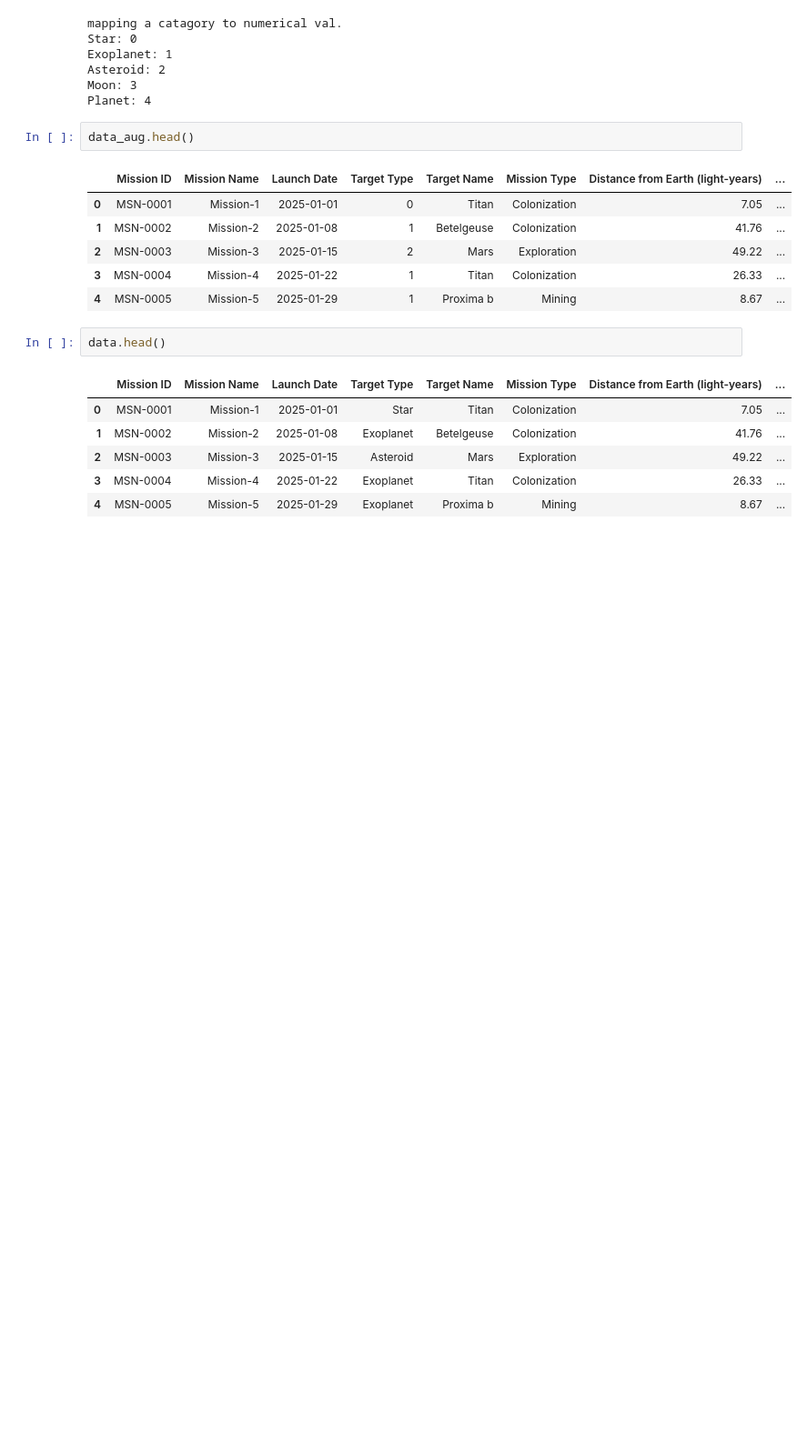
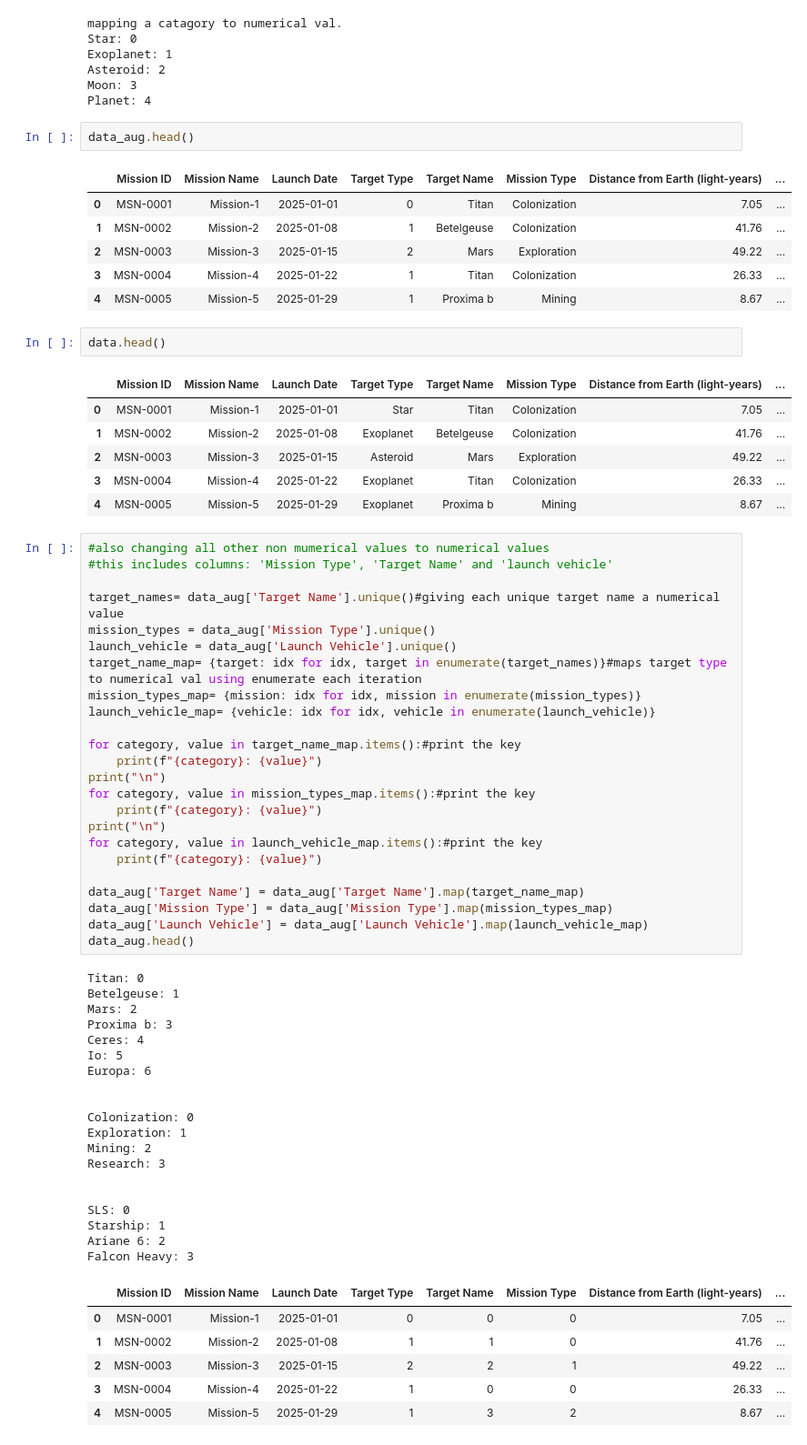
Before and after one commit to up2107120/up2107120-ACT-CW2-repo, a Jupyter notebook: ACT_CW_space-missions.ipynb, the cells around one changed output. Shown at 91% size. Cells and saved outputs as stored; diff of their text form; blank space fills up the shorter version.

```diff
--- a/ACT_CW_space-missions.ipynb
+++ b/ACT_CW_space-missions.ipynb
@@ -69,3 +69,53 @@ data.head()
 | 2 | MSN-0003 | Mission-3 | 2025-01-15 | Asteroid | Mars | Exploration | 49.22 | ... |
 | 3 | MSN-0004 | Mission-4 | 2025-01-22 | Exoplanet | Titan | Colonization | 26.33 | ... |
 | 4 | MSN-0005 | Mission-5 | 2025-01-29 | Exoplanet | Proxima b | Mining | 8.67 | ... |
+# %%
+#also changing all other non mumerical values to numerical values
+#this includes columns: 'Mission Type', 'Target Name' and 'launch vehicle'
+
+target_names= data_aug['Target Name'].unique()#giving each unique target name a numerical value
+mission_types = data_aug['Mission Type'].unique()
+launch_vehicle = data_aug['Launch Vehicle'].unique()
+target_name_map= {target: idx for idx, target in enumerate(target_names)}#maps target type to numerical val using enumerate each iteration
+mission_types_map= {mission: idx for idx, mission in enumerate(mission_types)}
+launch_vehicle_map= {vehicle: idx for idx, vehicle in enumerate(launch_vehicle)}
+
+for category, value in target_name_map.items():#print the key
+    print(f"{category}: {value}")
+print("\n")
+for category, value in mission_types_map.items():#print the key
+    print(f"{category}: {value}")
+print("\n")
+for category, value in launch_vehicle_map.items():#print the key
+    print(f"{category}: {value}")
+
+data_aug['Target Name'] = data_aug['Target Name'].map(target_name_map)
+data_aug['Mission Type'] = data_aug['Mission Type'].map(mission_types_map)
+data_aug['Launch Vehicle'] = data_aug['Launch Vehicle'].map(launch_vehicle_map)
+data_aug.head()
+# %% [output]
+Titan: 0
+Betelgeuse: 1
+Mars: 2
+Proxima b: 3
+Ceres: 4
+Io: 5
+Europa: 6
+
+
+Colonization: 0
+Exploration: 1
+Mining: 2
+Research: 3
+
+
+SLS: 0
+Starship: 1
+Ariane 6: 2
+Falcon Heavy: 3
+|  | Mission ID | Mission Name | Launch Date | Target Type | Target Name | Mission Type | Distance from Earth (light-years) | ... |
+| 0 | MSN-0001 | Mission-1 | 2025-01-01 | 0 | 0 | 0 | 7.05 | ... |
+| 1 | MSN-0002 | Mission-2 | 2025-01-08 | 1 | 1 | 0 | 41.76 | ... |
+| 2 | MSN-0003 | Mission-3 | 2025-01-15 | 2 | 2 | 1 | 49.22 | ... |
+| 3 | MSN-0004 | Mission-4 | 2025-01-22 | 1 | 0 | 0 | 26.33 | ... |
+| 4 | MSN-0005 | Mission-5 | 2025-01-29 | 1 | 3 | 2 | 8.67 | ... |
```
Also changed, not shown: parts of 2 cells of this notebook.
